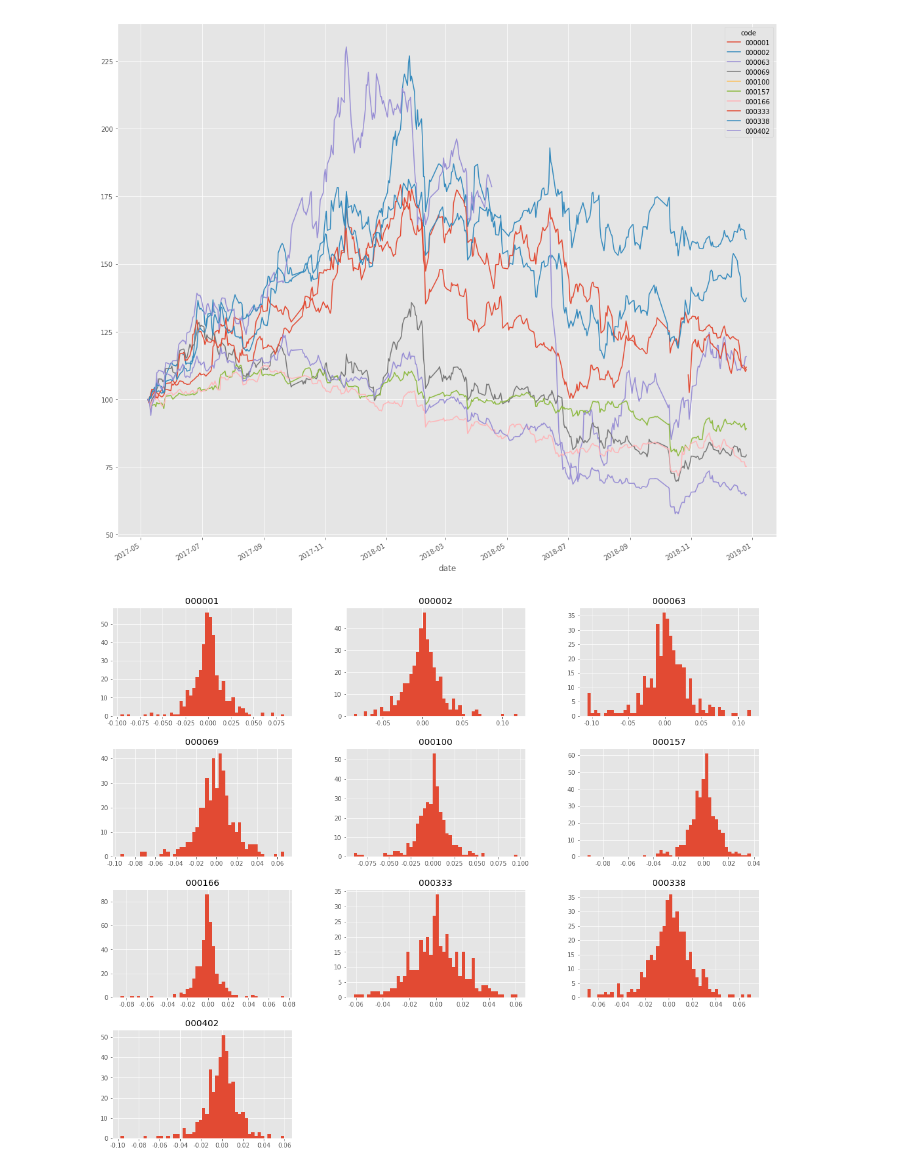
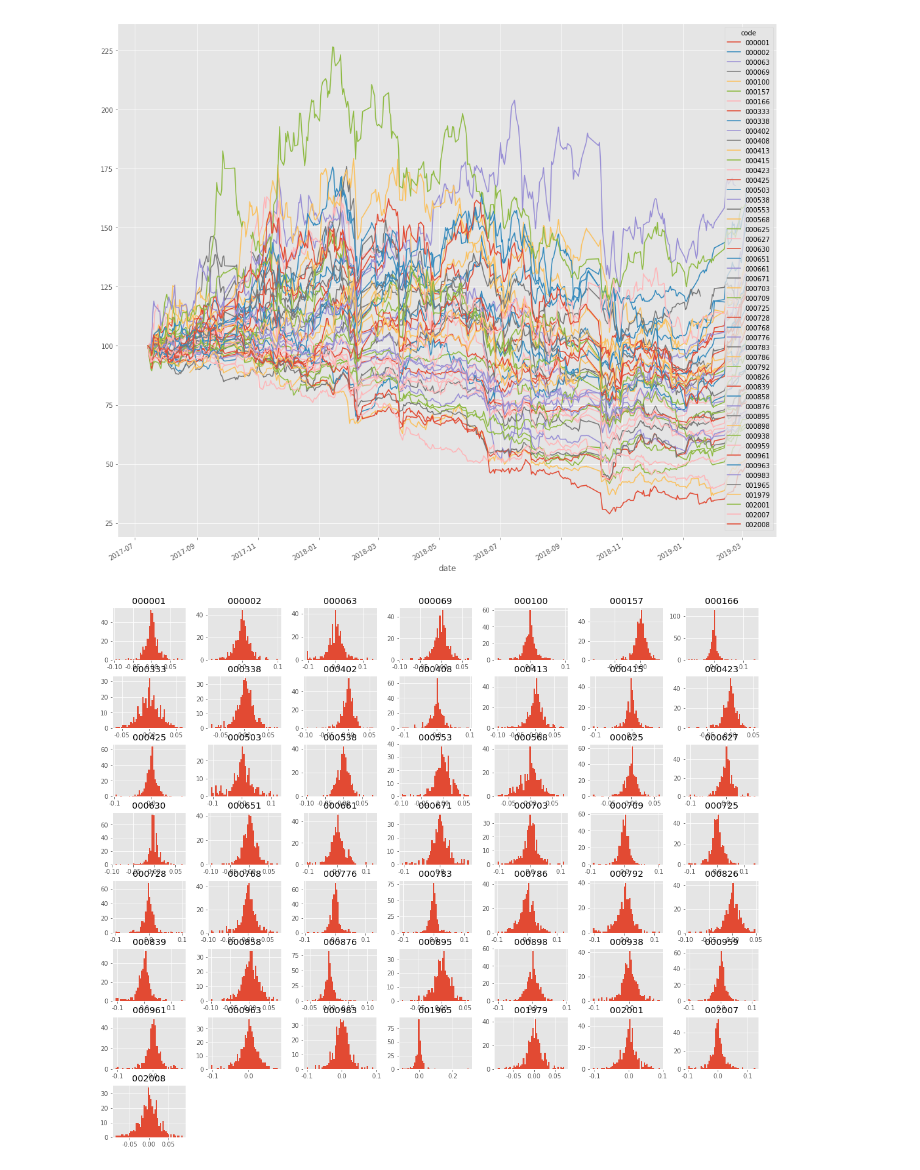
Before and after one commit to pm58/notebook, a Jupyter notebook: 跨平台量化环境测试+RQ+TU+QA+Funcat+Hikyuu+Abu+DevilYuan+Kivy+tensorflow.ipynb, the cells around one changed output. Drawn from its saved outputs; the diff is of its cells as text; code cells hidden in the pictures.

```diff
--- a/跨平台量化环境测试+RQ+TU+QA+Funcat+Hikyuu+Abu+DevilYuan+Kivy+tensorflow.ipynb
+++ b/跨平台量化环境测试+RQ+TU+QA+Funcat+Hikyuu+Abu+DevilYuan+Kivy+tensorflow.ipynb
@@ -15,7 +15,7 @@ run_start_date = (getYesterday())#开始时间
 print ("设定起始日 run_start_date=",run_start_date) #当日时间格式：yyyy-mm-dd
 def getYesterday():
     today=datetime.date.today()
-    oneday=datetime.timedelta(days=1) #周二到周六设置前一天数据，周日设定前两天，周一设置前三天！！！
+    oneday=datetime.timedelta(days=0) #周二到周六设置前一天数据，周日设定前两天，周一设置前三天！！！
     yesterday=today-oneday
     return yesterday
 run_end_date = (getYesterday())# 输出前N天日期
@@ -659,7 +659,7 @@ import scipy.stats as scs
 import matplotlib.pyplot as plt
 import QUANTAXIS as QA
 # 获取沪深300中的前十根票
-code=QA.QA_fetch_stock_block_adv().get_block('沪深300').code[0:10]
+code=QA.QA_fetch_stock_block_adv().get_block('沪深300').code[0:50]
 data=QA.QA_fetch_stock_day_adv(code,run_start_date,run_end_date).to_qfq() #见前面设定。
 # 选择close序列, 进行pivot成表
 close=data.pivot('low')#使用最低价
@@ -760,2 +752,2 @@ QUANTAXIS>> Importing macros from 'macropy.core.hquotes' into 'macropy.core.fail
-[figure, old version]
+[figure, new version]
-[figure, old version]
+[figure, new version]
```
Also changed, not shown: parts of 10 cells of this notebook, 16 other files.
